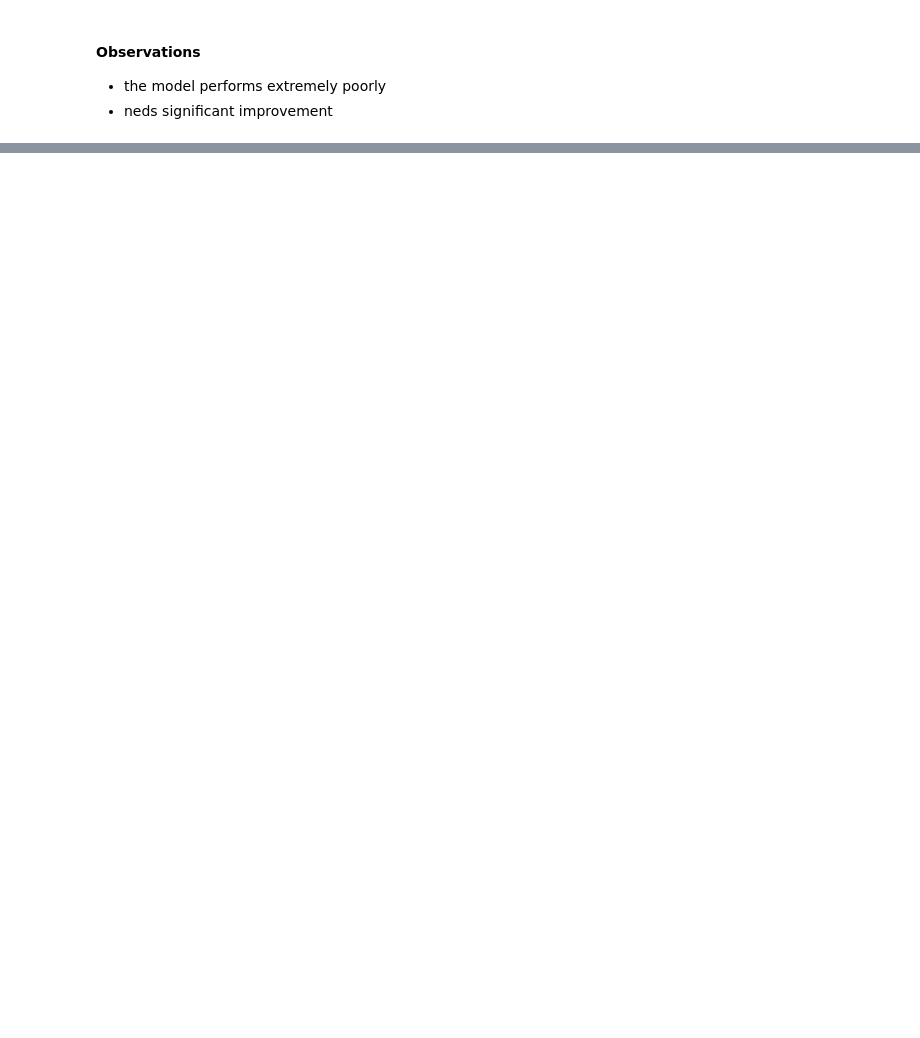
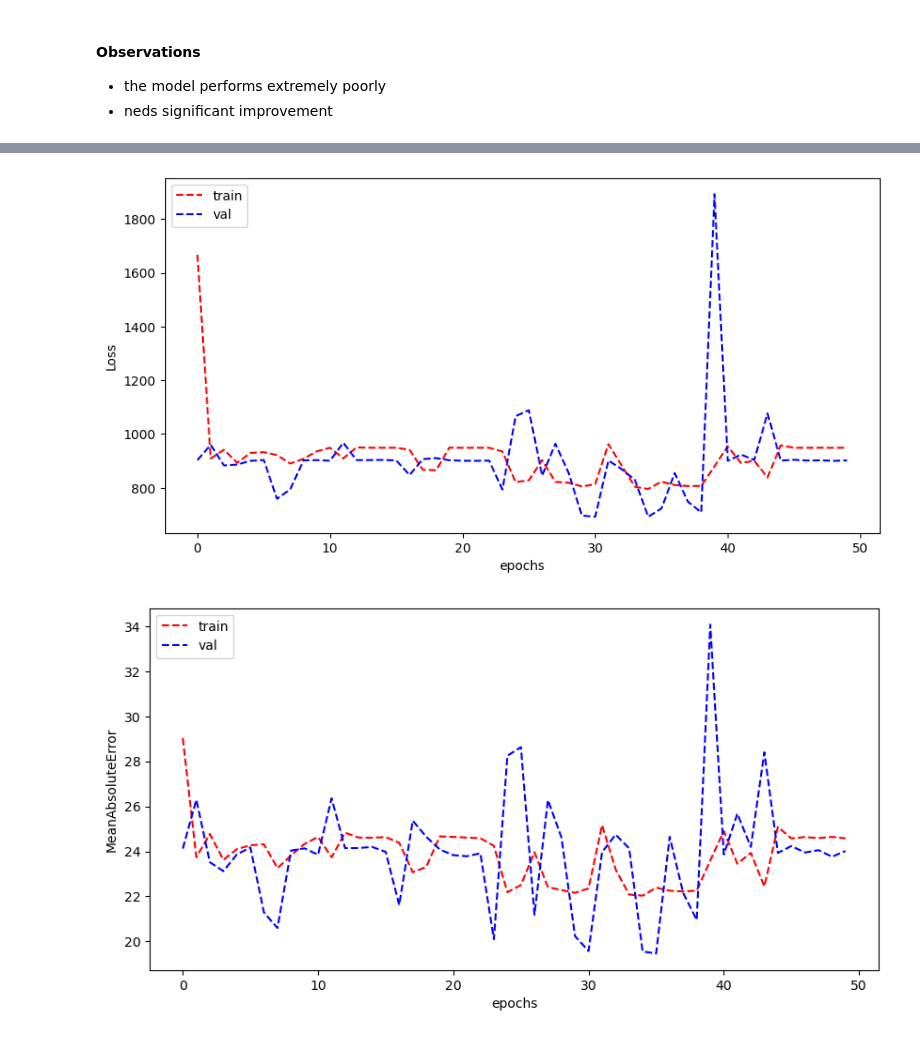
Before and after one commit to packofgum601/MachineLearningA2, a Jupyter notebook: assignment2.ipynb, the cells around one changed output, grey strips where cells are left out. Drawn from its saved outputs; the diff is of its cells as text; code cells hidden in the pictures; blank space fills up the shorter version.

```diff
--- a/assignment2.ipynb
+++ b/assignment2.ipynb
@@ -240,3 +245,29 @@ plot_learning_curve(history.history['loss'], history.history['val_loss'],
 #### Observations
 - the model performs extremely poorly
 - neds significant improvement
+# %%
+
+
+# Scale the data
+scaler = MinMaxScaler().fit(X_train)
+X_train_scaled = scaler.transform(X_train)
+X_val_scaled = scaler.transform(X_val)
+X_test_scaled = scaler.transform(X_test)
+
+model2 = tf.keras.models.Sequential([
+    tf.keras.layers.Input(shape=(INPUT_DIM)),
+    tf.keras.layers.Dense(HIDDEN_LAYER_DIM, activation='relu'),
+    tf.keras.layers.Dense(OUTPUT_CLASSES)
+])
+
+model2.summary()
+tf.keras.utils.plot_model(model2, show_shapes=True)
+
+
+#compile model
+model2.compile(optimizer = 'SGD',
+              loss = 'mean_squared_error',
+              metrics = ['mean_absolute_error'])
+
+#train the model
+history2 = model2.fit(X_train_scaled, y_train, validation_data=(X_val_scaled, y_val), epochs=50, verbose=1)
@@ -242,0 +292,14 @@ plot_learning_curve(history.history['loss'], history.history['val_loss'],
+# %%
+
+#plot graph
+plot_learning_curve(history2.history['loss'], history2.history['val_loss'],
+                    history2.history['mean_absolute_error'],
+                    history2.history['val_mean_absolute_error'])
+
+#evaluate the model
+val_loss, val_mae = model2.evaluate(X_val_scaled, y_val)
+print("Validation loss: ", val_loss)
+print("Validation MAE: ", val_mae)
+# %% [output]
+[figure, added]
+[figure, added]
```
Also changed, not shown: parts of 15 cells of this notebook, 1 other file.
